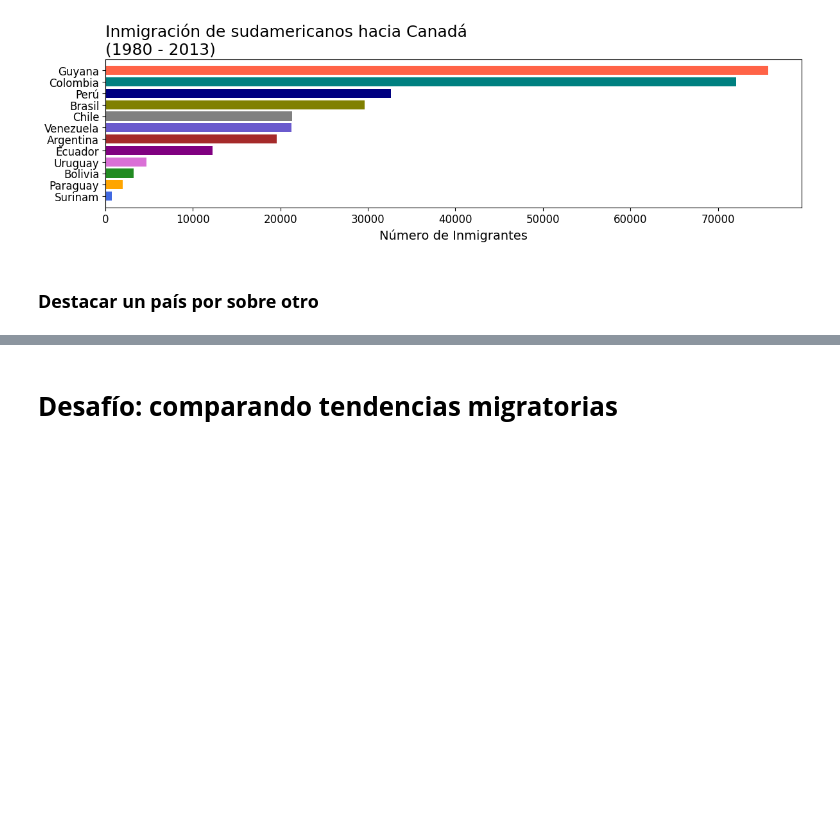
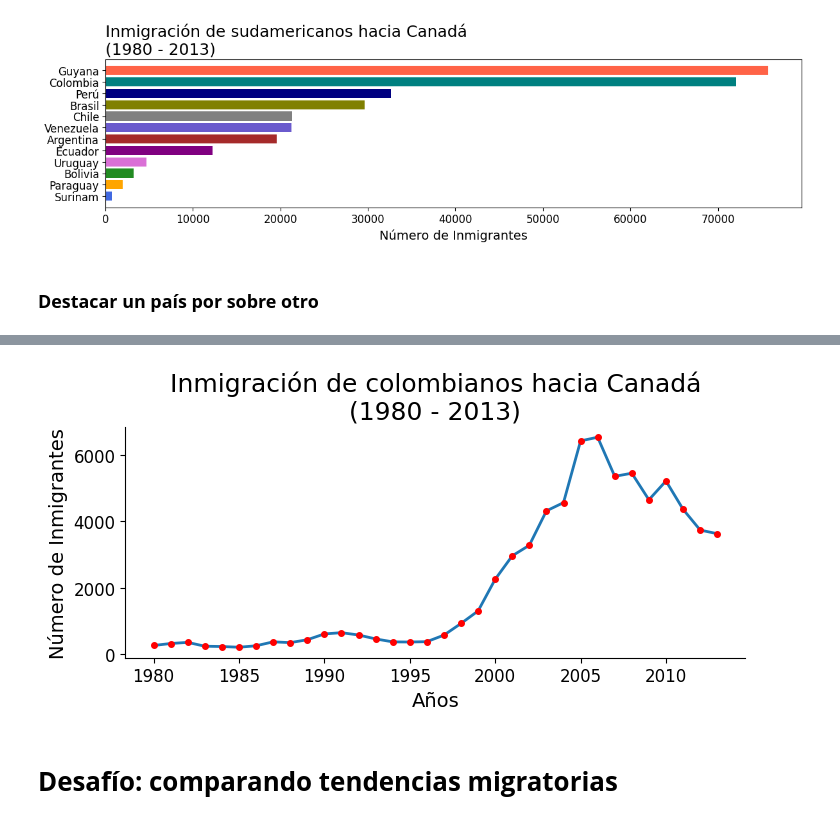
Before and after one commit to DanielRaiicHu/visualizacion-de-datos-con-bibliotecas-de-python, a Jupyter notebook: visualizacion_de_datos_con_bibliotecas_de_python.ipynb, the cells around one changed output, grey strips where cells are left out. Saved outputs shown, nothing was run; the diff lists cells and outputs as text; code cells hidden in the pictures; blank space fills up the shorter version.

```diff
--- a/visualizacion_de_datos_con_bibliotecas_de_python.ipynb
+++ b/visualizacion_de_datos_con_bibliotecas_de_python.ipynb
@@ -570,3 +609,50 @@ plt.show()
+# %%
+# Ahora en este gráfico lo almacenaremos en dos variables: fig y ax
+# fig representa la figura completa (el lienzo), y ax el área de los ejes (el gráfico en sí)
+# plt.subplots() crea el gráfico vacío y devuelve ambas variables
+# figsize=(8, 3) → define el tamaño del gráfico en pulgadas (ancho x alto)
+fig, ax = plt.subplots(figsize=(8, 3))
+
+# Creamos el gráfico de línea con los años en el eje x y la cantidad de inmigrantes en el eje y
+# lw=2 → grosor de la línea
+# marker='o' → marcamos cada punto con un círculo
+# ms=4 → tamaño del marcador
+# markerfacecolor / markeredgecolor → color del relleno y borde del marcador
+ax.plot(df_colombia['Año'], df_colombia['Inmigrantes'],
+        lw=2, marker='o', ms=4, markerfacecolor='red', markeredgecolor='red')
+
+# Colocamos marcas principales en el eje x cada 5 años
+ax.xaxis.set_major_locator(plt.MultipleLocator(5))
+
+# Agregamos un título con tamaño de fuente 18 y centrado
+ax.set_title('Inmigración de colombianos hacia Canadá\n(1980 - 2013)', fontsize=18, loc='center')
+
+# Etiquetas de los ejes con tamaño de fuente 14
+ax.set_xlabel('Años', fontsize=14)
+ax.set_ylabel('Número de Inmigrantes', fontsize=14)
+
+# Ajustamos el tamaño de los valores de los ejes (números)
+ax.xaxis.set_tick_params(labelsize=12)
+ax.yaxis.set_tick_params(labelsize=12)
+
+# Agregamos líneas de guía horizontales (rejilla)
+# ax.grid(linestyle='--')  # Puedes descomentar esta línea si deseas mostrar la rejilla
+
+# Ocultamos los bordes superior y derecho para un diseño más limpio
+ax.spines['top'].set_visible(False)
+ax.spines['right'].set_visible(False)
+
+# Guardamos el gráfico como imagen PNG en Google Drive
+# transparent=False → fondo blanco
+# dpi=300 → alta calidad
+# bbox_inches='tight' → ajusta los bordes al contenido del gráfico
+fig.savefig('/content/drive/MyDrive/Pandas_4/inmigrantes_colombianos_canada.png',
+            transparent=False, dpi=300, bbox_inches='tight')
+
+# Mostramos el gráfico en pantalla
+plt.show()
+# %% [output]
+[figure, added]
 # %% [markdown]
 # **Desafío: comparando tendencias migratorias**
 # %% [markdown]
```
Also changed, not shown: parts of 6 cells of this notebook.
